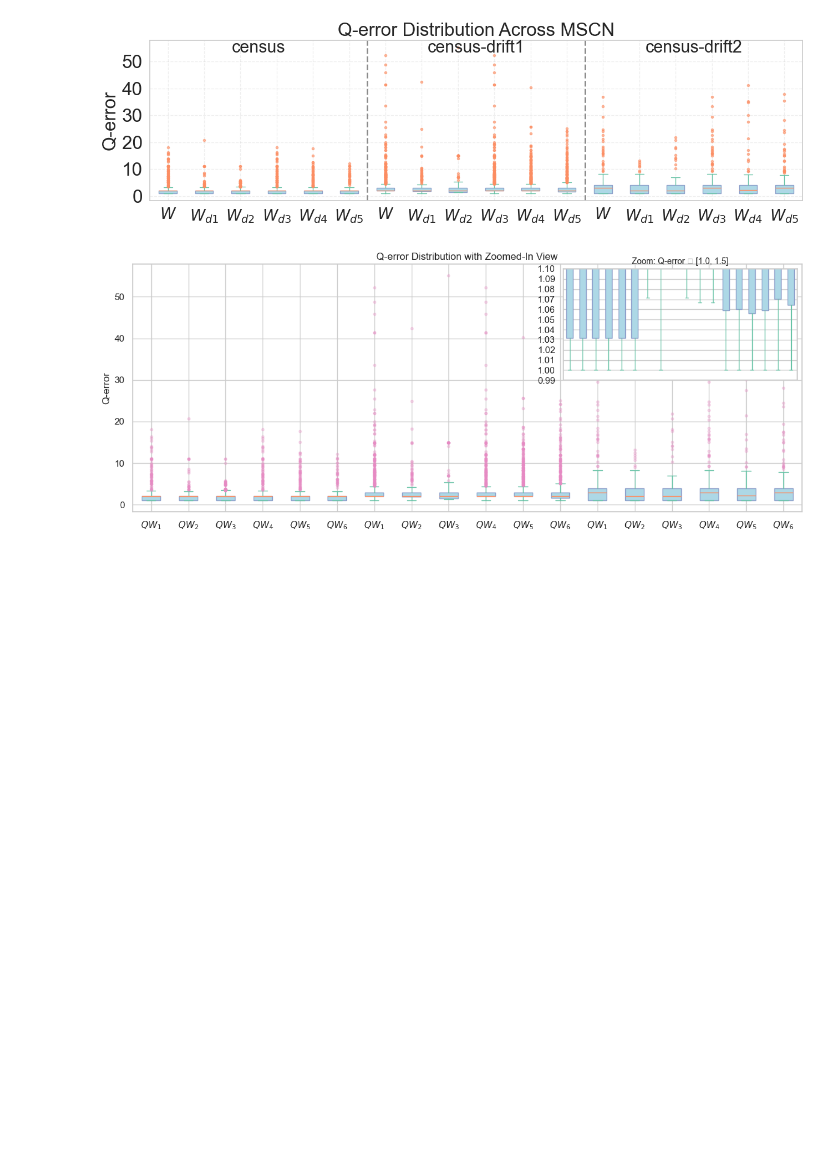
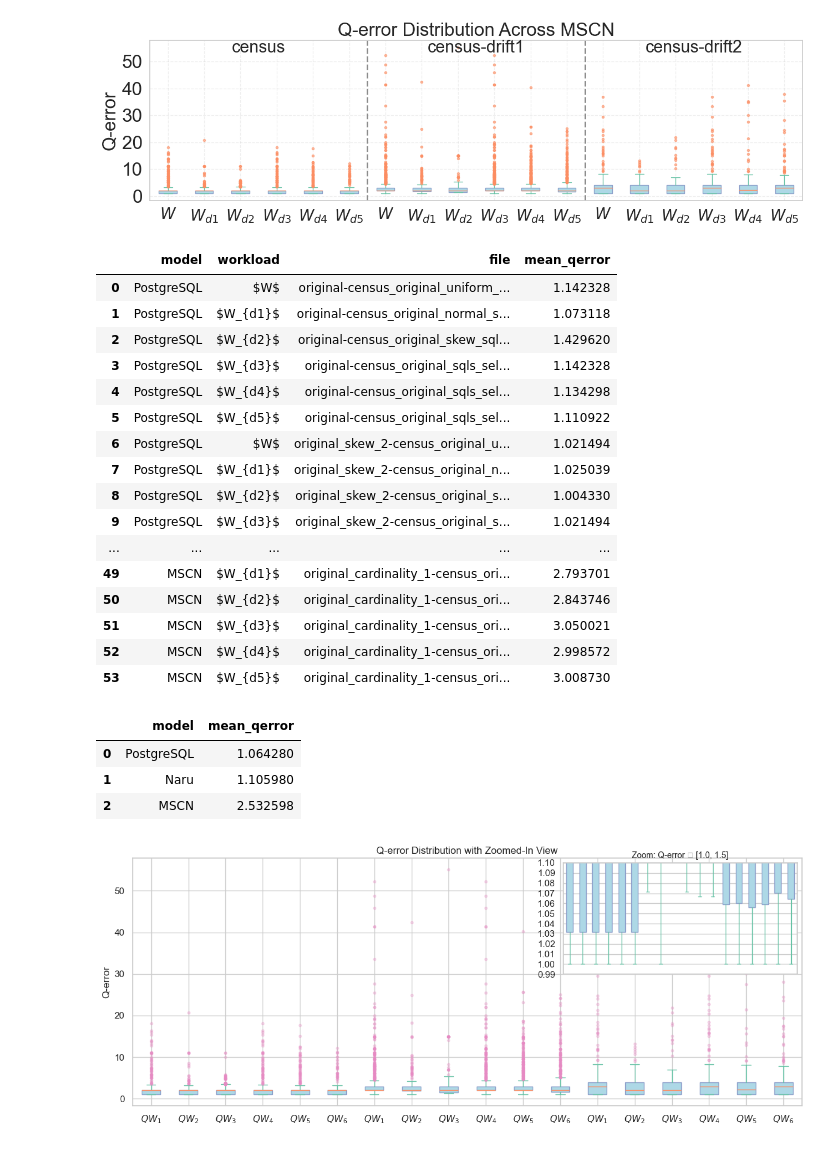
Before and after one commit to Liuguanli/DriftBench, a Jupyter notebook: driftbench/notebooks/case_study.ipynb, the cells around one changed output. Cells and saved outputs as stored; diff of their text form; code cells hidden in the pictures; blank space fills up the shorter version.

```diff
--- a/driftbench/notebooks/case_study.ipynb
+++ b/driftbench/notebooks/case_study.ipynb
@@ -255,6 +200,69 @@ plot_qerror_boxplot(get_data(mscn), labels, "MSCN" , "case_study_mscn")
 [figure]
 [figure]
 [figure]
+# %%
+import numpy as np
+import pandas as pd
+
+res_dir = "../../existing_benchmarks/AreCELearnedYet/output/result/census13/"
+
+def _all_errors(files):
+    errors = []
+    for fname in files:
+        errors.extend(read_q_error(os.path.join(res_dir, fname)))
+    return errors
+
+def _mean_per_file(files, model):
+    rows = []
+    for fname, label in zip(files, labels):
+        errs = read_q_error(os.path.join(res_dir, fname))
+        mean_err = float(np.mean(errs)) if errs else float('nan')
+        rows.append({
+            "model": model,
+            "workload": label,
+            "file": fname,
+            "mean_qerror": mean_err,
+        })
+    return rows
+
+rows = []
+rows += _mean_per_file(postgres, "PostgreSQL")
+rows += _mean_per_file(naru, "Naru")
+rows += _mean_per_file(mscn, "MSCN")
+per_file = pd.DataFrame(rows)
+display(per_file)
+
+overall = pd.DataFrame({
+    "model": ["PostgreSQL", "Naru", "MSCN"],
+    "mean_qerror": [
+        float(np.mean(_all_errors(postgres))),
+        float(np.mean(_all_errors(naru))),
+        float(np.mean(_all_errors(mscn))),
+    ],
+})
+display(overall)
+# %% [output]
+|  | model | workload | file | mean_qerror |
+| 0 | PostgreSQL | $W$ | original-census_original_uniform_... | 1.142328 |
+| 1 | PostgreSQL | $W_{d1}$ | original-census_original_normal_s... | 1.073118 |
+| 2 | PostgreSQL | $W_{d2}$ | original-census_original_skew_sql... | 1.429620 |
+| 3 | PostgreSQL | $W_{d3}$ | original-census_original_sqls_sel... | 1.142328 |
+| 4 | PostgreSQL | $W_{d4}$ | original-census_original_sqls_sel... | 1.134298 |
+| 5 | PostgreSQL | $W_{d5}$ | original-census_original_sqls_sel... | 1.110922 |
+| 6 | PostgreSQL | $W$ | original_skew_2-census_original_u... | 1.021494 |
+| 7 | PostgreSQL | $W_{d1}$ | original_skew_2-census_original_n... | 1.025039 |
+| 8 | PostgreSQL | $W_{d2}$ | original_skew_2-census_original_s... | 1.004330 |
+| 9 | PostgreSQL | $W_{d3}$ | original_skew_2-census_original_s... | 1.021494 |
+| ... | ... | ... | ... | ... |
+| 49 | MSCN | $W_{d1}$ | original_cardinality_1-census_ori... | 2.793701 |
+| 50 | MSCN | $W_{d2}$ | original_cardinality_1-census_ori... | 2.843746 |
+| 51 | MSCN | $W_{d3}$ | original_cardinality_1-census_ori... | 3.050021 |
+| 52 | MSCN | $W_{d4}$ | original_cardinality_1-census_ori... | 2.998572 |
+| 53 | MSCN | $W_{d5}$ | original_cardinality_1-census_ori... | 3.008730 |
+|  | model | mean_qerror |
+| 0 | PostgreSQL | 1.064280 |
+| 1 | Naru | 1.105980 |
+| 2 | MSCN | 2.532598 |
 # %%
 import matplotlib.pyplot as plt
 from mpl_toolkits.axes_grid1.inset_locator import inset_axes
```
Also changed, not shown: parts of 2 cells of this notebook, 5 other files.
